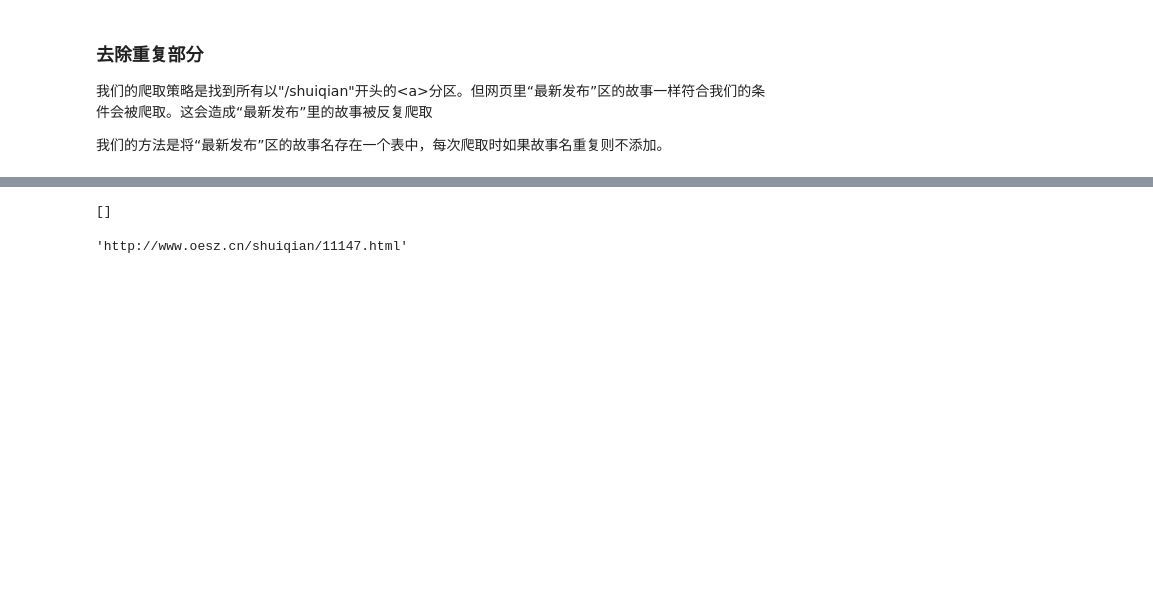
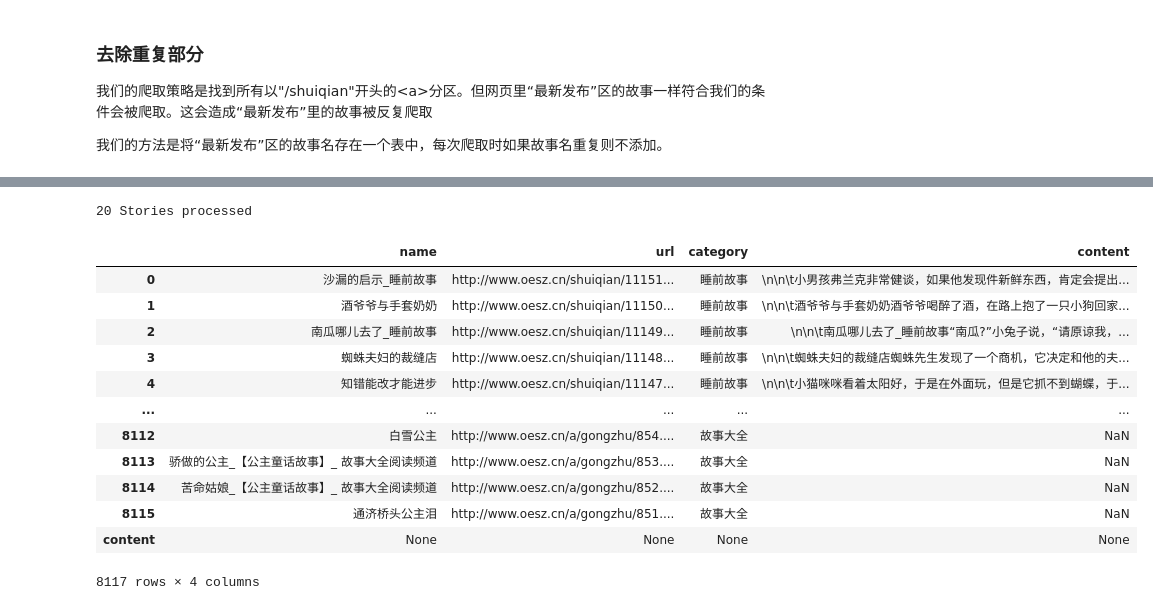
Before and after one commit to sgt1796/story_crawler, a Jupyter notebook: crawler_story_cn_oesz.ipynb, the cells around one changed output, grey strips where cells are left out. Drawn from its saved outputs; the diff is of its cells as text; code cells hidden in the pictures; blank space fills up the shorter version.

```diff
--- a/crawler_story_cn_oesz.ipynb
+++ b/crawler_story_cn_oesz.ipynb
@@ -192,5 +192,5 @@ for i in range(5):
 # %%
-recent = soup.find('span', string='最新发布').find_all_next('a', href=lambda x: x and x.startswith(f'/{suffix}/'))
+recent = soup.find('span', string='最新发布').find_all_next('a', href=lambda x: x and x.endswith('.html'))
 # %%
 recent_dict = {}
 for title in recent:
@@ -204,0 +527,7 @@ for title in recent:
+# %%
+data = [(name, info[0], info[1]) for name, info in titles_dict.items()]
+df = pd.DataFrame(data, columns=['name', 'url', 'category'])
+
+print(f"number of rows: {df.shape[0]}\nnumber of columns: {df.shape[1]}")
+
+df.head()
@@ -205,7 +565,7 @@ for title in recent:
 # %%
-## 当下一页不为空时
-while next_page:
-    ## 重复Step 1-2
-    response = requests.get(next_page)
-    response.encoding = 'utf-8'
-    soup = BeautifulSoup(response.text, 'html.parser')
+url = df.url[0]
+response = requests.get(url)
+response.encoding = 'utf-8'
+soup = BeautifulSoup(response.text, 'html.parser')
+
+print(soup.find('div', class_='content').text.rstrip().replace('\r', '').replace('\u3000', ''))
@@ -212,17 +587,0 @@ while next_page:
-# %%
-## Step 1
-response = requests.get(next_page)
-response.encoding = 'utf-8'
-soup = BeautifulSoup(response.text, 'html.parser')
-## Step 2.1
-suffix = url.strip('/').split('/')[-1]
-titles = soup.find_all('a', href=lambda x: x and x.startswith(f'/{suffix}/'))
-## Step 2.2
-index = soup.find_all('a', href=lambda x: x and x.startswith(f'list_'))
-titles
-# %% [output]
-[]
-# %%
-url
-# %% [output]
-'http://www.oesz.cn/shuiqian/11147.html'
@@ -259,0 +588,31 @@ next_page = url + next_page
+# %%
+df.loc['content'] = None
+for i in range(df.shape[0]):
+    if i % 20 == 0 and i != 0:
+        print(f"{i} Stories processed")
+        break
+    url = df.url[i]
+    response = requests.get(url)
+    response.encoding = 'utf-8'
+    soup = BeautifulSoup(response.text, 'html.parser')
+    ## 从网页中提取故事内容
+    content = soup.find('div', class_='content').text.rstrip().replace('\r', '').replace('\u3000', '')
+    df.loc[i, 'content'] = content
+# %% [output]
+20 Stories processed
+# %%
+df.to_csv('stories_cn_oesz.csv', index=False)
+# %% [output]
+|  | name | url | category | content |
+| 0 | 沙漏的启示_睡前故事 | http://www.oesz.cn/shuiqian/11151... | 睡前故事 | \n\n\t小男孩弗兰克非常健谈，如果他发现件新鲜东西，肯定会提出... |
+| 1 | 酒爷爷与手套奶奶 | http://www.oesz.cn/shuiqian/11150... | 睡前故事 | \n\n\t酒爷爷与手套奶奶酒爷爷喝醉了酒，在路上抱了一只小狗回家... |
+| 2 | 南瓜哪儿去了_睡前故事 | http://www.oesz.cn/shuiqian/11149... | 睡前故事 | \n\n\t南瓜哪儿去了_睡前故事“南瓜?”小兔子说，“请原谅我，... |
+| 3 | 蜘蛛夫妇的裁缝店 | http://www.oesz.cn/shuiqian/11148... | 睡前故事 | \n\n\t蜘蛛夫妇的裁缝店蜘蛛先生发现了一个商机，它决定和他的夫... |
+| 4 | 知错能改才能进步 | http://www.oesz.cn/shuiqian/11147... | 睡前故事 | \n\n\t小猫咪咪看着太阳好，于是在外面玩，但是它抓不到蝴蝶，于... |
+| ... | ... | ... | ... | ... |
+| 8112 | 白雪公主 | http://www.oesz.cn/a/gongzhu/854.... | 故事大全 | NaN |
+| 8113 | 骄做的公主_【公主童话故事】_ 故事大全阅读频道 | http://www.oesz.cn/a/gongzhu/853.... | 故事大全 | NaN |
+| 8114 | 苦命姑娘_【公主童话故事】_ 故事大全阅读频道 | http://www.oesz.cn/a/gongzhu/852.... | 故事大全 | NaN |
+| 8115 | 通济桥头公主泪 | http://www.oesz.cn/a/gongzhu/851.... | 故事大全 | NaN |
+| content | None | None | None | None |
+8117 rows × 4 columns
```
Also changed, not shown: parts of 25 cells of this notebook, 1 other file.
